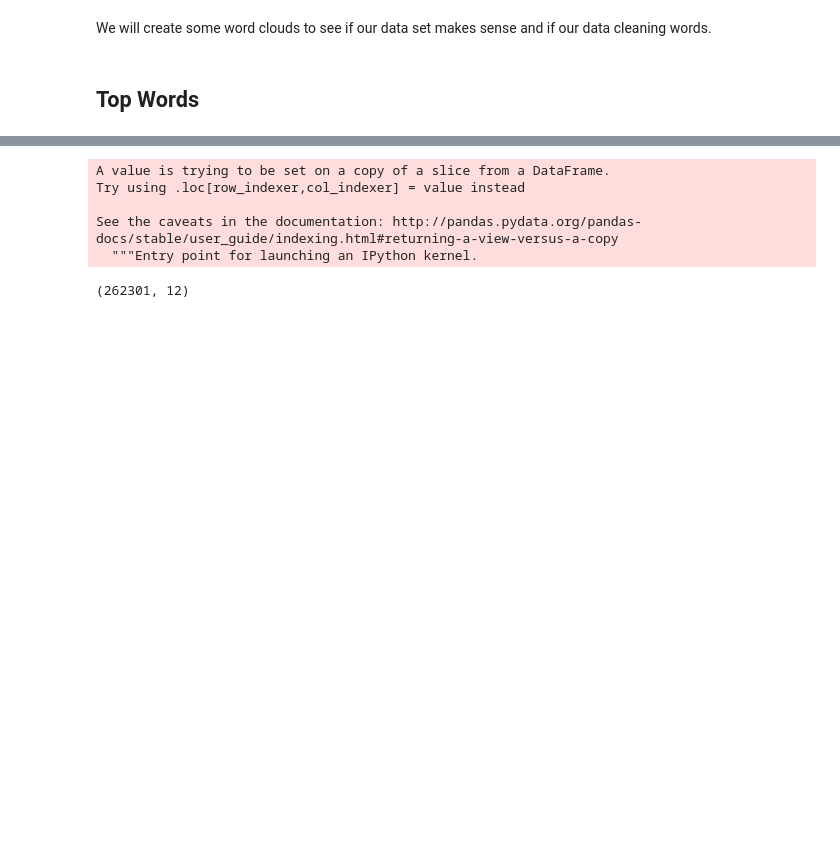
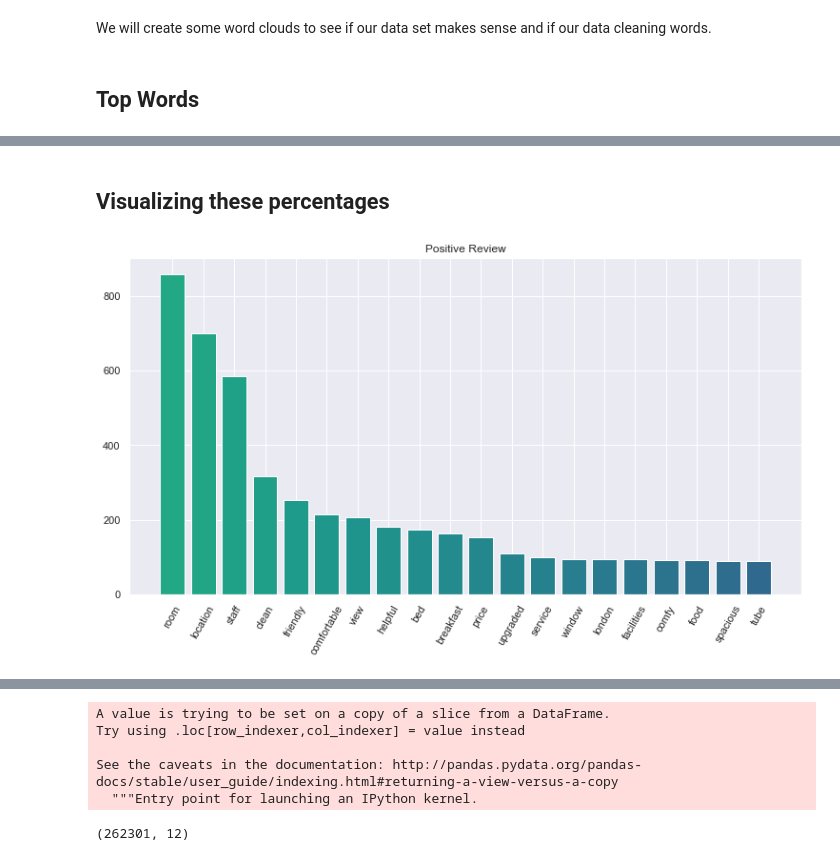
Before and after one commit to ismael-araujo/Hotel-Reviews-Analysis-Using-NLP, a Jupyter notebook: preprossessing/eda.ipynb, the cells around one changed output, grey strips where cells are left out. Cells and saved outputs as stored; diff of their text form; code cells hidden in the pictures; blank space fills up the shorter version.

```diff
--- a/preprossessing/eda.ipynb
+++ b/preprossessing/eda.ipynb
@@ -66,0 +133,6 @@ dtype: int64
+# %%
+flat_positive = [item for sublist in process_positive for item in sublist]
+flat_negative = [item for sublist in process_negative for item in sublist]
+# %%
+positive_freq = FreqDist(flat_positive)
+negative_freq = FreqDist(flat_negative)
@@ -66,0 +241,26 @@ dtype: int64
+# %% [markdown]
+## Visualizing these percentages
+# %%
+positive_bar_counts = [x[1] for x in positive_freq.most_common(20)]
+positive_bar_words = [x[0] for x in positive_freq.most_common(20)]
+
+# create counts of hate and not hate with values and words
+negative_bar_counts = [x[1] for x in negative_freq.most_common(20)]
+negative_bar_words = [x[0] for x in negative_freq.most_common(20)]
+# %%
+# set the color of the bar graphs
+color = cm.viridis_r(np.linspace(.4,.8, 30))
+# %%
+new_figure = plt.figure(figsize=(20,6))
+ax2 = new_figure.add_subplot(122)
+ax2.bar(positive_bar_words, positive_bar_counts, color=color )
+ax2.title.set_text('Positive Review')
+
+for ax in new_figure.axes:
+    plt.sca(ax)
+    plt.xticks(rotation=60)
+plt.tight_layout(pad=0)
+
+plt.show()
+# %% [output]
+[figure, added]
```
Also changed, not shown: parts of 33 cells of this notebook, 7 other files.
